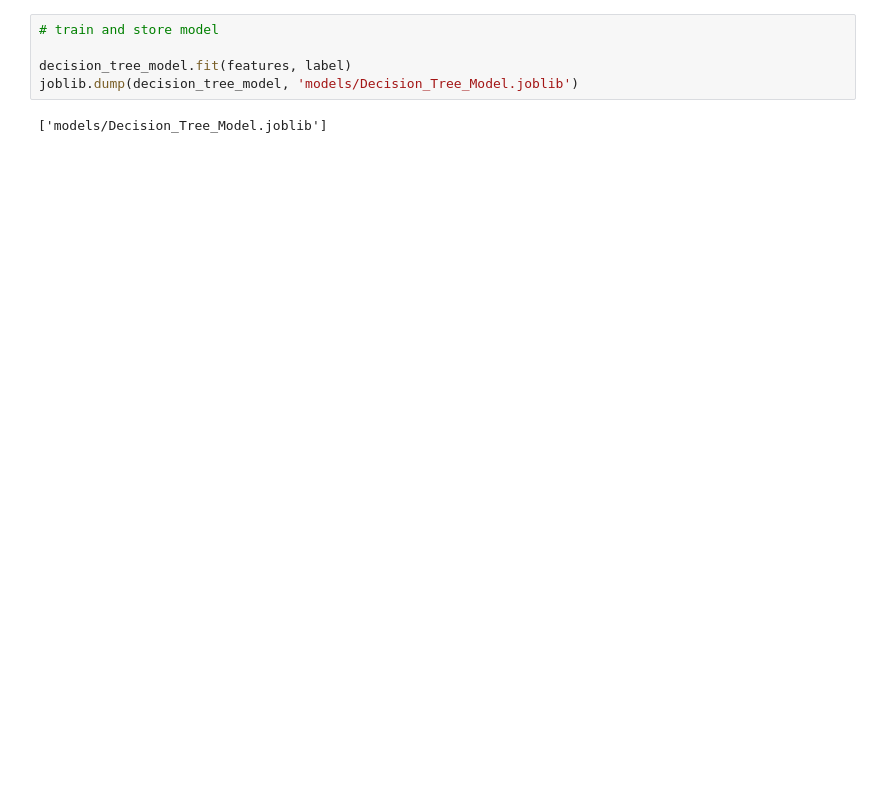
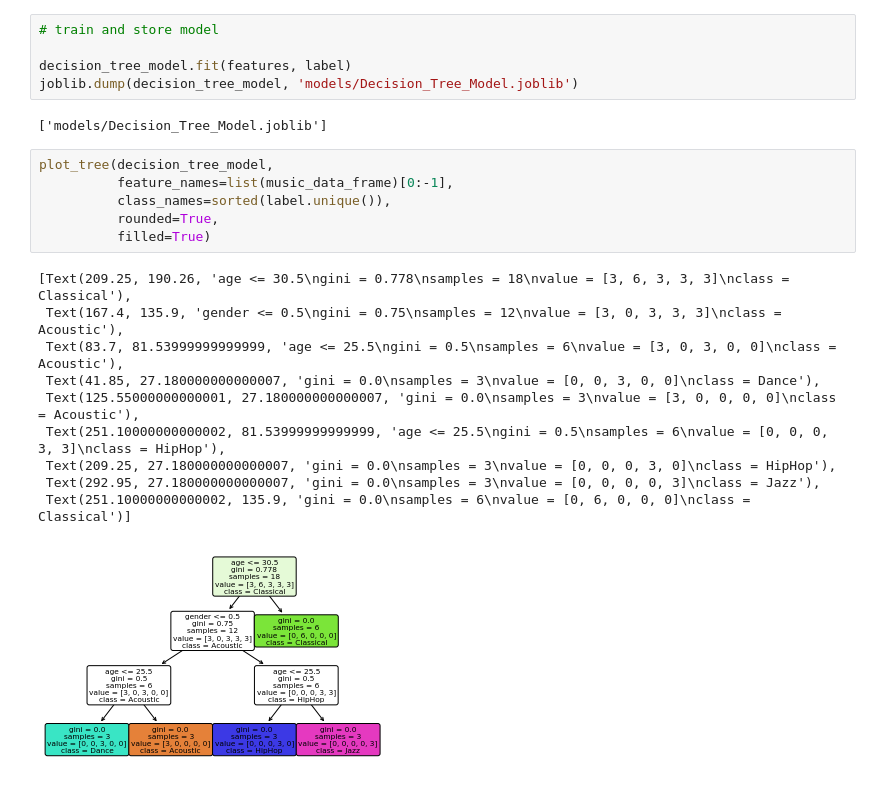
Before and after one commit to Samin005/Music_Recomendation_System, a Jupyter notebook: main.ipynb, the cells around one changed output. Drawn from its saved outputs; the diff is of its cells as text; blank space fills up the shorter version.

Commit message:
Added model visualization in the jupyter notebook file.

```diff
--- a/main.ipynb
+++ b/main.ipynb
@@ -106,3 +107,20 @@ decision_tree_model.fit(features, label)
 joblib.dump(decision_tree_model, 'models/Decision_Tree_Model.joblib')
 # %% [output]
 ['models/Decision_Tree_Model.joblib']
+# %%
+plot_tree(decision_tree_model,
+          feature_names=list(music_data_frame)[0:-1],
+          class_names=sorted(label.unique()),
+          rounded=True,
+          filled=True)
+# %% [output]
+[Text(209.25, 190.26, 'age <= 30.5\ngini = 0.778\nsamples = 18\nvalue = [3, 6, 3, 3, 3]\nclass = Classical'),
+ Text(167.4, 135.9, 'gender <= 0.5\ngini = 0.75\nsamples = 12\nvalue = [3, 0, 3, 3, 3]\nclass = Acoustic'),
+ Text(83.7, 81.53999999999999, 'age <= 25.5\ngini = 0.5\nsamples = 6\nvalue = [3, 0, 3, 0, 0]\nclass = Acoustic'),
+ Text(41.85, 27.180000000000007, 'gini = 0.0\nsamples = 3\nvalue = [0, 0, 3, 0, 0]\nclass = Dance'),
+ Text(125.55000000000001, 27.180000000000007, 'gini = 0.0\nsamples = 3\nvalue = [3, 0, 0, 0, 0]\nclass = Acoustic'),
+ Text(251.10000000000002, 81.53999999999999, 'age <= 25.5\ngini = 0.5\nsamples = 6\nvalue = [0, 0, 0, 3, 3]\nclass = HipHop'),
+ Text(209.25, 27.180000000000007, 'gini = 0.0\nsamples = 3\nvalue = [0, 0, 0, 3, 0]\nclass = HipHop'),
+ Text(292.95, 27.180000000000007, 'gini = 0.0\nsamples = 3\nvalue = [0, 0, 0, 0, 3]\nclass = Jazz'),
+ Text(251.10000000000002, 135.9, 'gini = 0.0\nsamples = 6\nvalue = [0, 6, 0, 0, 0]\nclass = Classical')]
+[figure, added]
```
Also changed, not shown: parts of 2 cells of this notebook, 2 other files.
